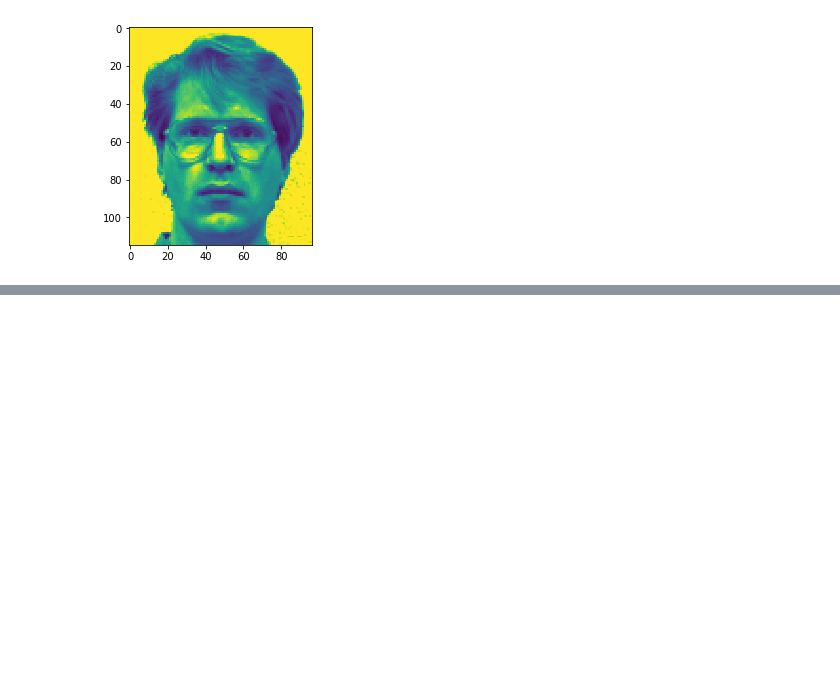
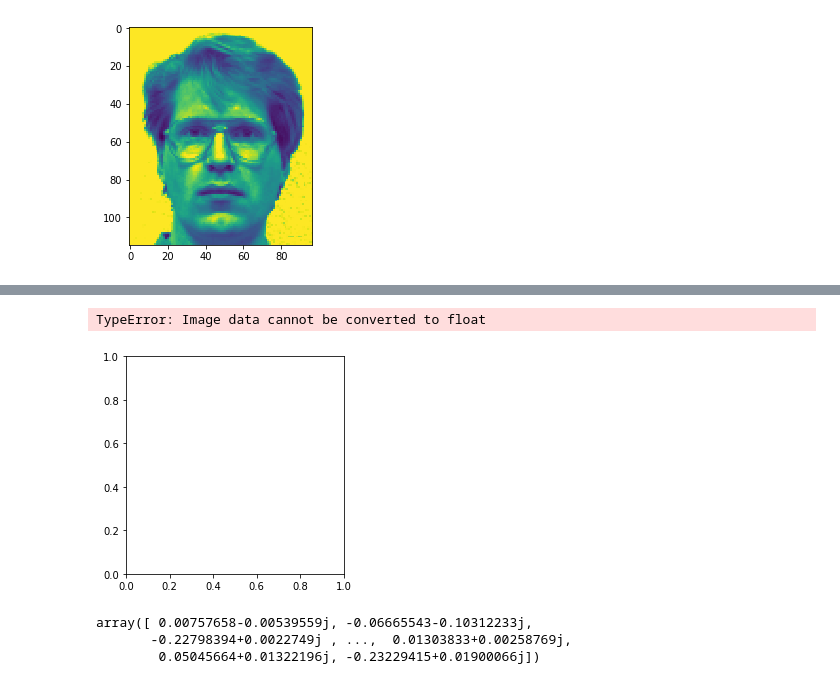
Before and after one commit to hannnnk1231/Machine-Learning, a Jupyter notebook: Lab7/Faces.ipynb, the cells around one changed output, grey strips where cells are left out. Saved outputs shown, nothing was run; the diff lists cells and outputs as text; code cells hidden in the pictures; blank space fills up the shorter version.

```diff
--- a/Lab7/Faces.ipynb
+++ b/Lab7/Faces.ipynb
@@ -84,4 +84,13 @@ eigen_values2, eigen_vectors2 = np.linalg.eig(np.dot(np.linalg.pinv(Sw),Sb)) # U
 sorted_eigen_vectors2 = eigen_vectors2[:,eigen_values2.argsort()[::-1]]
 # %%
 plt.imshow(im_concatenate(sorted_eigen_vectors2[:,:25]),cmap='binary')
-plt.imsave('fisherface',im_concatenate(sorted_eigen_vectors[:,:25]),cmap='binary')
+plt.imsave('fisherface',im_concatenate(sorted_eigen_vectors2[:,:25]),cmap='binary')
+# %% [output]
+TypeError: Image data cannot be converted to float
+[figure, added]
+# %%
+sorted_eigen_vectors2[:,3]
+# %% [output]
+array([ 0.00757658-0.00539559j, -0.06665543-0.10312233j,
+       -0.22798394+0.0022749j , ...,  0.01303833+0.00258769j,
+        0.05045664+0.01322196j, -0.23229415+0.01900066j])
```
Also changed, not shown: parts of 7 cells of this notebook, 1 other file.
